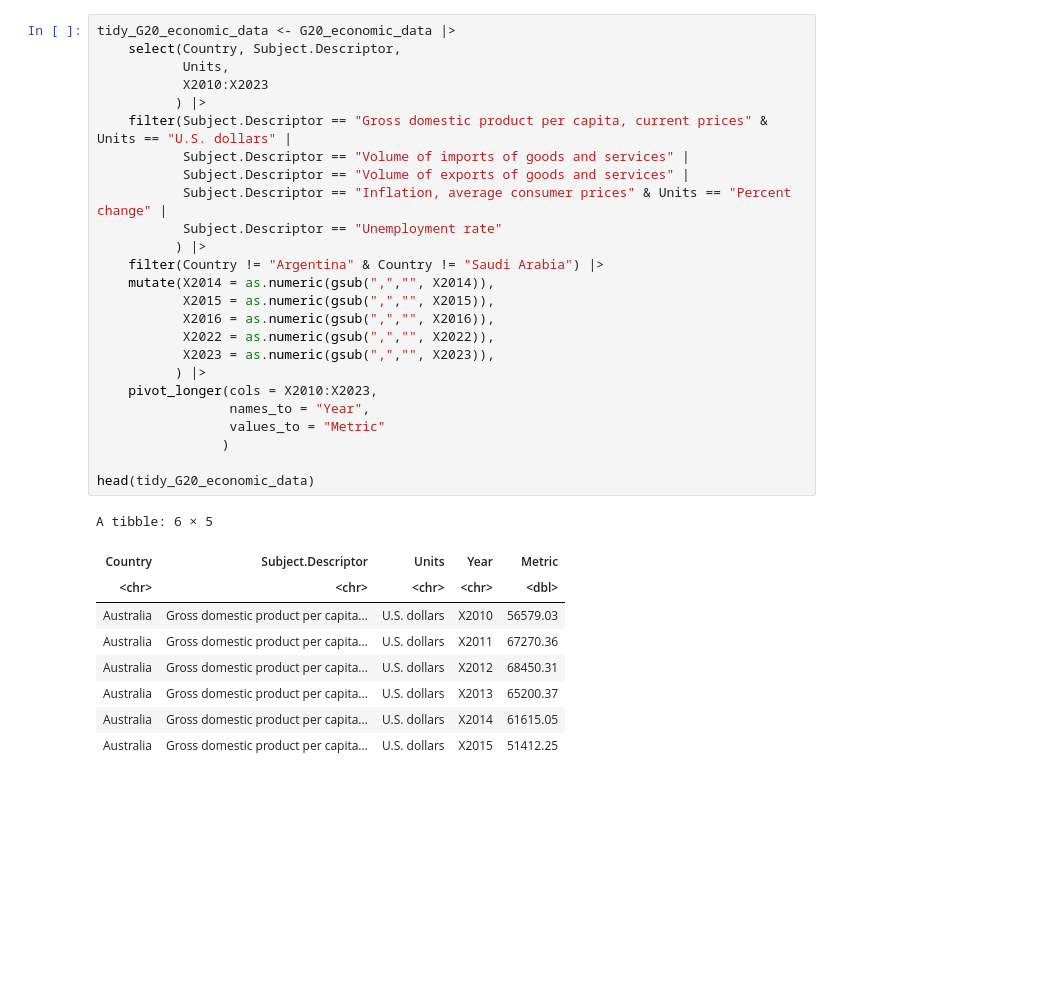
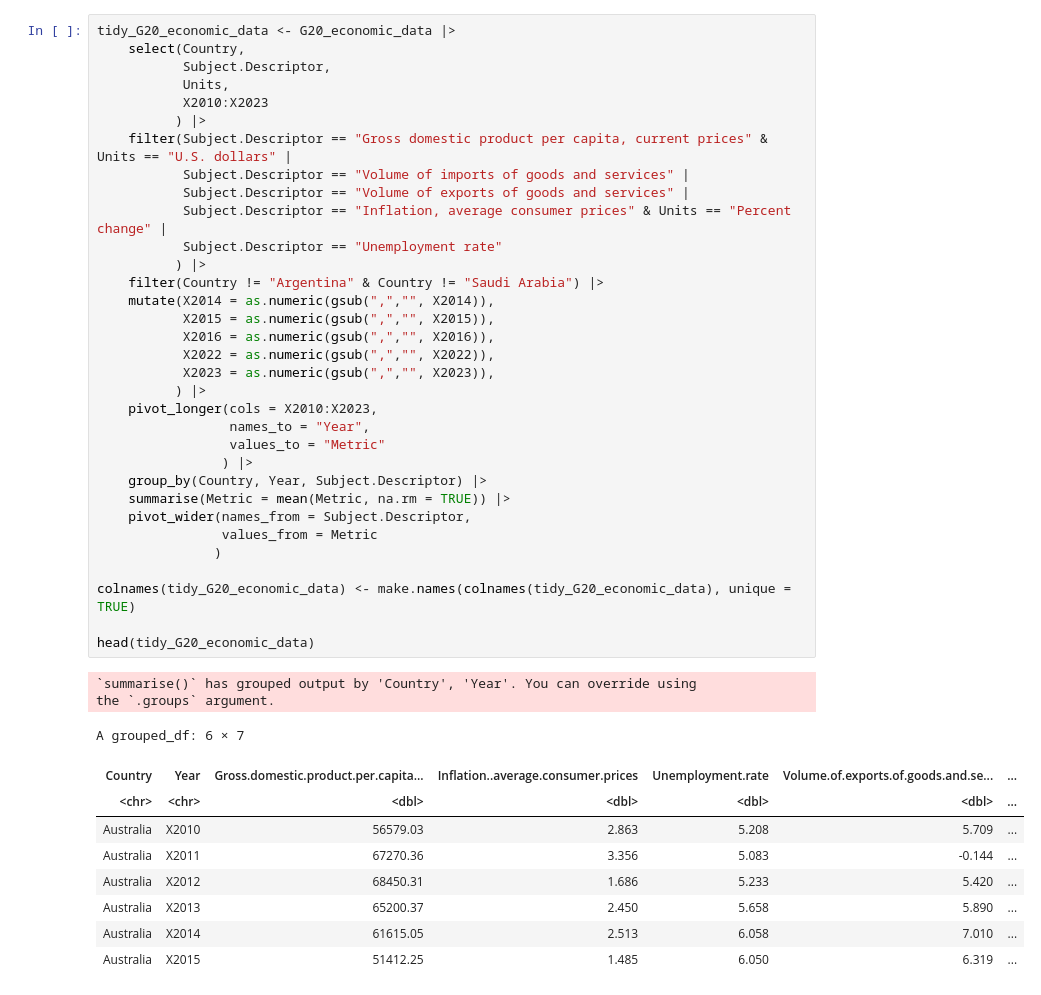
Before and after one commit to mparhar1/DSCI-100-Group-48-Project, a Jupyter notebook: group_48_project_proposal.ipynb, the cells around one changed output. Cells and saved outputs as stored; diff of their text form; blank space fills up the shorter version.

```diff
--- a/group_48_project_proposal.ipynb
+++ b/group_48_project_proposal.ipynb
@@ -35,36 +35,46 @@ A tibble: 3 × 59
 | 213 | ARG | NGDP | Argentina | Gross domestic product, current p... | Expressed in billions of national... | National currency | Billions | ... |
 # %%
 tidy_G20_economic_data <- G20_economic_data |>
-    select(Country, Subject.Descriptor,
+    select(Country,
+           Subject.Descriptor,
            Units,
            X2010:X2023
           ) |>
     filter(Subject.Descriptor == "Gross domestic product per capita, current prices" & Units == "U.S. dollars" |
            Subject.Descriptor == "Volume of imports of goods and services" |
            Subject.Descriptor == "Volume of exports of goods and services" |
            Subject.Descriptor == "Inflation, average consumer prices" & Units == "Percent change" |
            Subject.Descriptor == "Unemployment rate"
           ) |>
     filter(Country != "Argentina" & Country != "Saudi Arabia") |>
     mutate(X2014 = as.numeric(gsub(",","", X2014)),
            X2015 = as.numeric(gsub(",","", X2015)),
            X2016 = as.numeric(gsub(",","", X2016)),
            X2022 = as.numeric(gsub(",","", X2022)),
            X2023 = as.numeric(gsub(",","", X2023)),
           ) |>
     pivot_longer(cols = X2010:X2023,
                  names_to = "Year",
                  values_to = "Metric"
-                )
+                ) |>
+    group_by(Country, Year, Subject.Descriptor) |>
+    summarise(Metric = mean(Metric, na.rm = TRUE)) |>
+    pivot_wider(names_from = Subject.Descriptor,
+                values_from = Metric
+               )
+
+colnames(tidy_G20_economic_data) <- make.names(colnames(tidy_G20_economic_data), unique = TRUE)
 
 head(tidy_G20_economic_data)
 # %% [output]
-A tibble: 6 × 5
+`summarise()` has grouped output by 'Country', 'Year'. You can override using
+the `.groups` argument.
+A grouped_df: 6 × 7
-| Country | Subject.Descriptor | Units | Year | Metric |
-| <chr> | <chr> | <chr> | <chr> | <dbl> |
-| Australia | Gross domestic product per capita... | U.S. dollars | X2010 | 56579.03 |
-| Australia | Gross domestic product per capita... | U.S. dollars | X2011 | 67270.36 |
-| Australia | Gross domestic product per capita... | U.S. dollars | X2012 | 68450.31 |
-| Australia | Gross domestic product per capita... | U.S. dollars | X2013 | 65200.37 |
-| Australia | Gross domestic product per capita... | U.S. dollars | X2014 | 61615.05 |
-| Australia | Gross domestic product per capita... | U.S. dollars | X2015 | 51412.25 |
+| Country | Year | Gross.domestic.product.per.capita... | Inflation..average.consumer.prices | Unemployment.rate | Volume.of.exports.of.goods.and.se... | ... |
+| <chr> | <chr> | <dbl> | <dbl> | <dbl> | <dbl> | ... |
+| Australia | X2010 | 56579.03 | 2.863 | 5.208 | 5.709 | ... |
+| Australia | X2011 | 67270.36 | 3.356 | 5.083 | -0.144 | ... |
+| Australia | X2012 | 68450.31 | 1.686 | 5.233 | 5.420 | ... |
+| Australia | X2013 | 65200.37 | 2.450 | 5.658 | 5.890 | ... |
+| Australia | X2014 | 61615.05 | 2.513 | 6.058 | 7.010 | ... |
+| Australia | X2015 | 51412.25 | 1.485 | 6.050 | 6.319 | ... |
```
Also changed, not shown: parts of 11 cells of this notebook.
